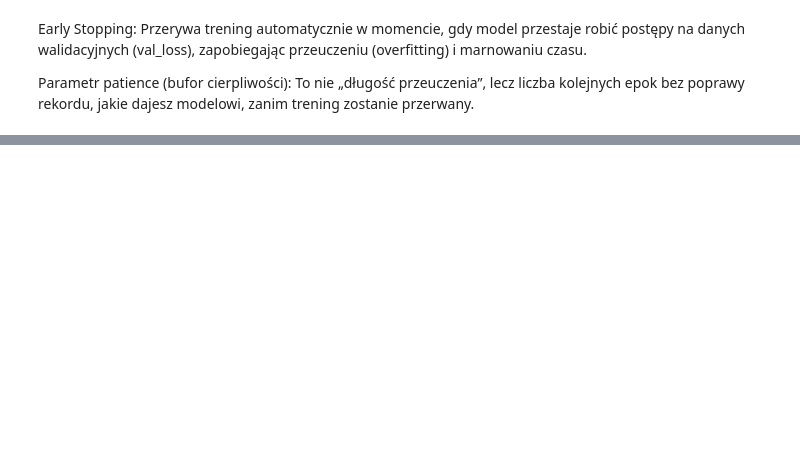
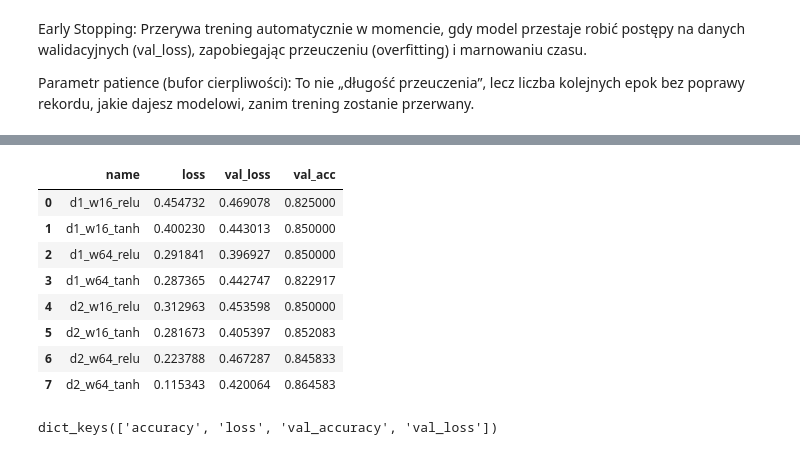
Before and after one commit to michallitwin/python-learning, a Jupyter notebook: python_dl/exercises2_dl.ipynb, the cells around one changed output, grey strips where cells are left out. Cells and saved outputs as stored; diff of their text form; code cells hidden in the pictures; blank space fills up the shorter version.

```diff
--- a/python_dl/exercises2_dl.ipynb
+++ b/python_dl/exercises2_dl.ipynb
@@ -195,5 +195,6 @@ def to_df(models):
     df = pd.DataFrame(data)
     return df
 # %%
+df = to_df(models)
 df
 # %% [output]
@@ -541,0 +602,30 @@ Parametr patience (bufor cierpliwości): To nie „długość przeuczenia”, le
+# %%
+def to_df_v2(models):
+    data = []
+    for name, history in models.items():
+        mini_data = {"name" :name,
+                     "loss": history.history['loss'][-1],
+                     "val_loss": history.history['val_loss'][-1],
+                     "val_acc": history.history['val_accuracy'][-1]
+                    }
+        data.append(mini_data)
+
+    df = pd.DataFrame(data)
+    return df
+# %%
+df2 = to_df_v2(hist)
+df2
+# %% [output]
+|  | name | loss | val_loss | val_acc |
+| 0 | d1_w16_relu | 0.454732 | 0.469078 | 0.825000 |
+| 1 | d1_w16_tanh | 0.400230 | 0.443013 | 0.850000 |
+| 2 | d1_w64_relu | 0.291841 | 0.396927 | 0.850000 |
+| 3 | d1_w64_tanh | 0.287365 | 0.442747 | 0.822917 |
+| 4 | d2_w16_relu | 0.312963 | 0.453598 | 0.850000 |
+| 5 | d2_w16_tanh | 0.281673 | 0.405397 | 0.852083 |
+| 6 | d2_w64_relu | 0.223788 | 0.467287 | 0.845833 |
+| 7 | d2_w64_tanh | 0.115343 | 0.420064 | 0.864583 |
+# %%
+hist['d1_w16_relu'].history.keys()
+# %% [output]
+dict_keys(['accuracy', 'loss', 'val_accuracy', 'val_loss'])
```
Also changed, not shown: parts of 26 cells of this notebook.
